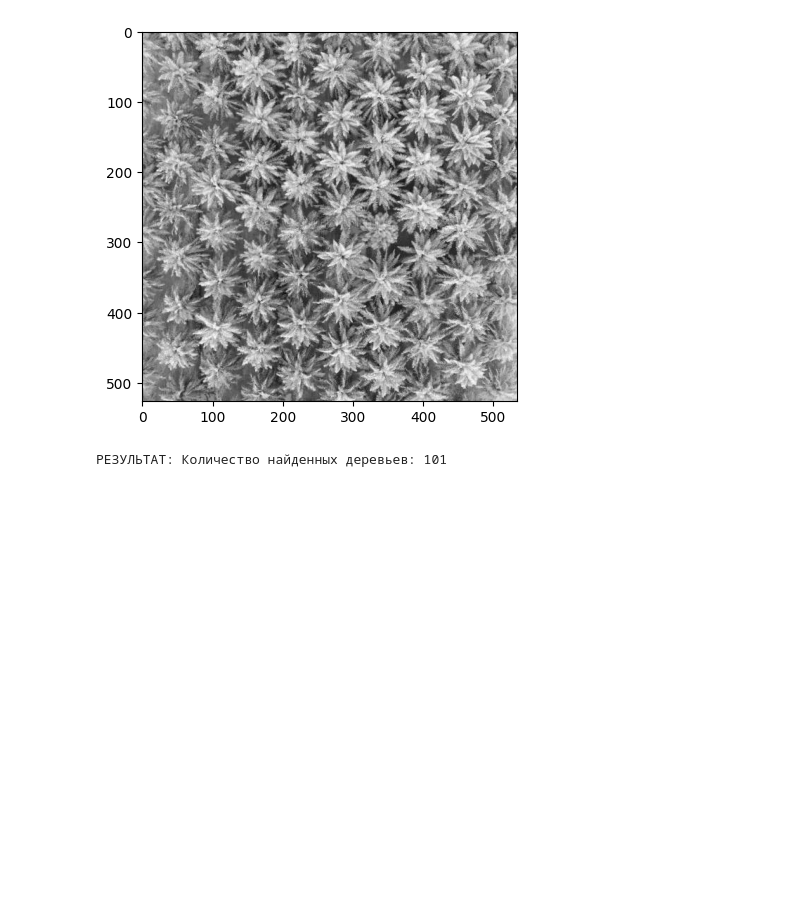
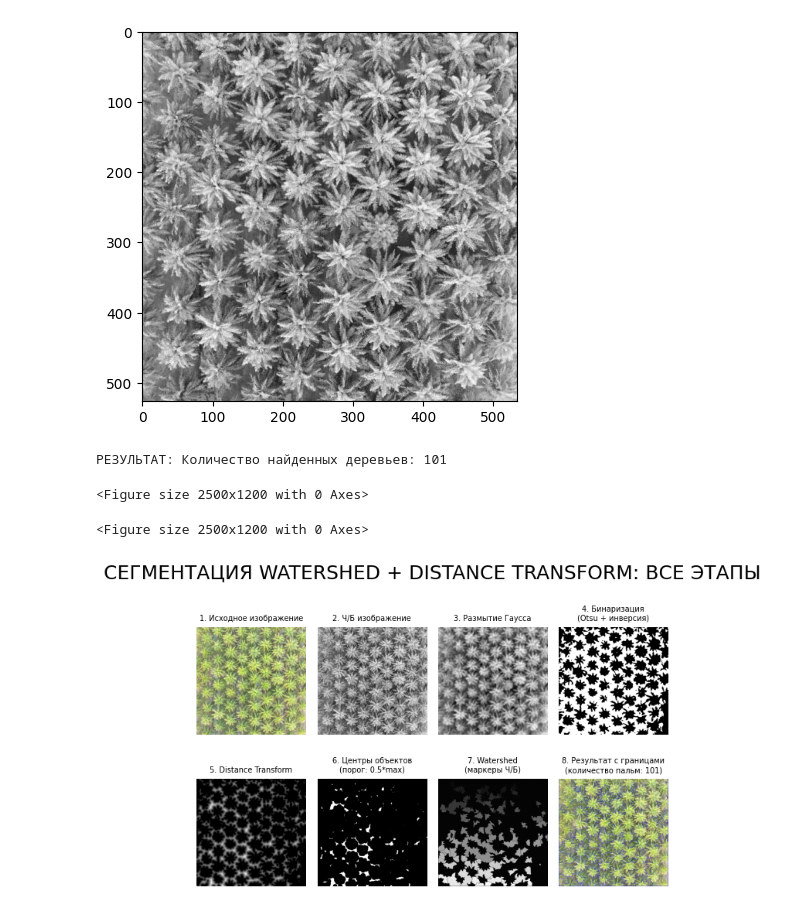
Before and after one commit to baifffboy/image_processing, a Jupyter notebook: 4/DE_IP_2024_Task_4.ipynb, the cells around one changed output. Cells and saved outputs as stored; diff of their text form; code cells hidden in the pictures; blank space fills up the shorter version.

```diff
--- a/4/DE_IP_2024_Task_4.ipynb
+++ b/4/DE_IP_2024_Task_4.ipynb
@@ -338,3 +338,57 @@ num_palms = len(np.unique(markers_watershed)) - 1  # -1 для фона
 print(f"\nРЕЗУЛЬТАТ: Количество найденных деревьев: {num_palms}")
 # %% [output]
 РЕЗУЛЬТАТ: Количество найденных деревьев: 101
+# %%
+segmented_image = image_palms.copy()
+segmented_image[markers_watershed == -1] = [255, 0, 0]
+# %%
+plt.figure(figsize=(25, 12))
+# %% [output]
+<Figure size 2500x1200 with 0 Axes>
+<Figure size 2500x1200 with 0 Axes>
+# %%
+plt.subplot(2, 4, 1)
+plt.imshow(cv2.cvtColor(image_palms, cv2.COLOR_BGR2RGB))
+plt.title("1. Исходное изображение", fontsize=7)
+plt.axis('off')
+
+plt.subplot(2, 4, 2)
+plt.imshow(image_palms_gray, cmap='gray')
+plt.title("2. Ч/Б изображение", fontsize=7)
+plt.axis('off')
+
+plt.subplot(2, 4, 3)
+plt.imshow(image_palms_blurred, cmap='gray')
+plt.title("3. Размытие Гаусса", fontsize=7)
+plt.axis('off')
+
+plt.subplot(2, 4, 4)
+plt.imshow(thresh, cmap='gray')
+plt.title("4. Бинаризация\n(Otsu + инверсия)", fontsize=7)
+plt.axis('off')
+
+plt.subplot(2, 4, 5)
+plt.imshow(dist_transform, cmap='gray')
+plt.title("5. Distance Transform", fontsize=7)
+plt.axis('off')
+
+plt.subplot(2, 4, 6)
+plt.imshow(sure_fg, cmap='gray')
+plt.title("6. Центры объектов\n(порог: 0.5*max)", fontsize=7)
+plt.axis('off')
+
+plt.subplot(2, 4, 7)
+plt.imshow(markers_watershed, cmap='gray')
+plt.title("7. Watershed\n(маркеры Ч/Б)", fontsize=7)
+plt.axis('off')
+
+plt.subplot(2, 4, 8)
+plt.imshow(cv2.cvtColor(segmented_image, cv2.COLOR_BGR2RGB))
+plt.title(f'8. Результат с границами\n(количество пальм: {num_palms})', fontsize=7)
+plt.axis('off')
+
+plt.suptitle("СЕГМЕНТАЦИЯ WATERSHED + DISTANCE TRANSFORM: ВСЕ ЭТАПЫ", fontsize=18)
+plt.tight_layout()
+plt.show()
+# %% [output]
+[figure, added]
```
